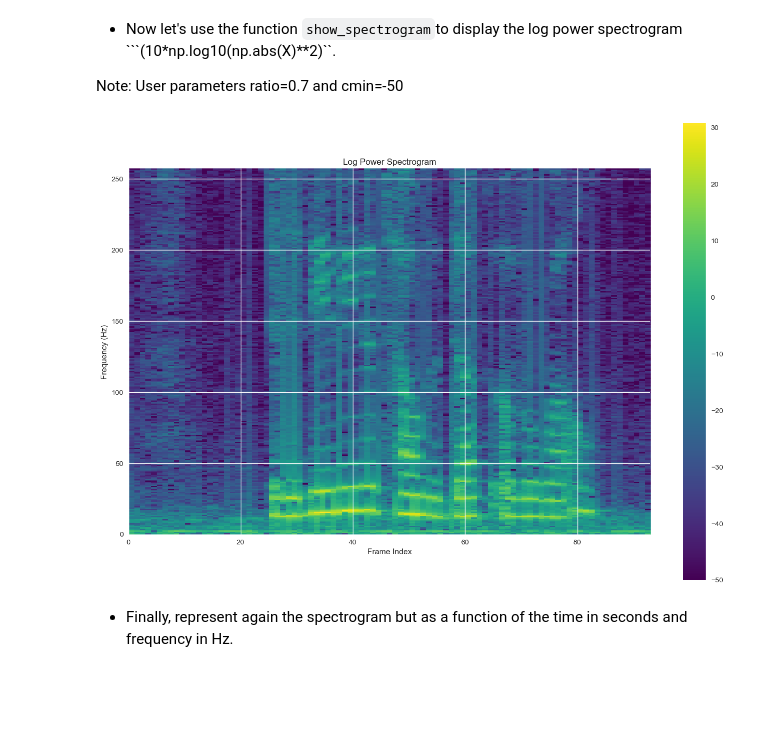
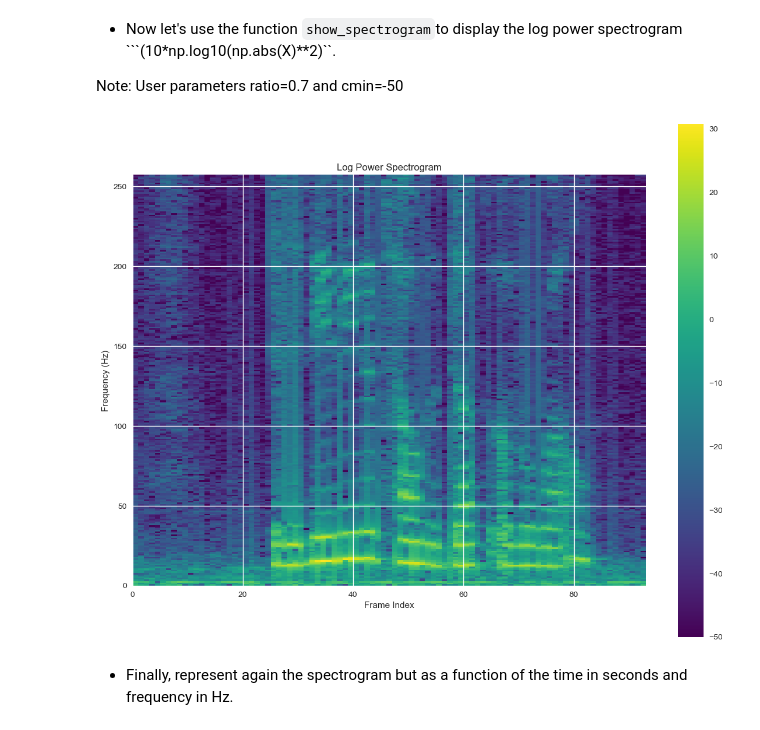
Before and after one commit to Carmenfranci/Selected, a Jupyter notebook: Lab_1_students.ipynb, the cells around one changed output. Saved outputs shown, nothing was run; the diff lists cells and outputs as text; code cells hidden in the pictures; blank space fills up the shorter version.

```diff
--- a/Lab_1_students.ipynb
+++ b/Lab_1_students.ipynb
@@ -599,7 +599,7 @@ NFFT = frame_length
 
 
 # Apply rfft to each frame in 'frames'
-dft_frames = np.fft.rfft(frames, n=NFFT, axis=1)
+dft_frames = np.fft.rfft(frames, n=NFFT)
 
 # Print the shape of the DFT frames to verify the dimensions
 print(f"Dimensions of DFT frames: {dft_frames.shape}")
@@ -638,21 +638,23 @@ Note: User parameters ratio=0.7 and  cmin=-50
 # %%
 # Compute the log power spectrogram
 
 log_power_spectrogram = 10 * np.log10(np.abs(dft_frames)**2)
+
+
 
 freq_bins = log_power_spectrogram.shape[1]
 frame_idx = log_power_spectrogram.shape[0]
 
 
 # Display the log power spectrogram using show_specgram function
-ax = show_specgram(np.transpose(log_power_spectrogram), ratio=0.7, limits=[0 , frame_idx, freq_bins, 0], cmin=-50)
+ax = show_specgram(np.transpose(log_power_spectrogram), ratio=0.8, limits=[0 , frame_idx, freq_bins, 0], cmin=-50)
 ax.set_xlabel('Frame Index')
 ax.set_ylabel('Frequency (Hz)')
 ax.set_title('Log Power Spectrogram')
 
 plt.show()
 # %% [output]
-[figure, old version]
+[figure, new version]
 # %% [markdown]
 * Finally, represent again the spectrogram but as a function of the time in seconds and frequency in Hz.
 # %%
```
Also changed, not shown: parts of 2 cells of this notebook.
